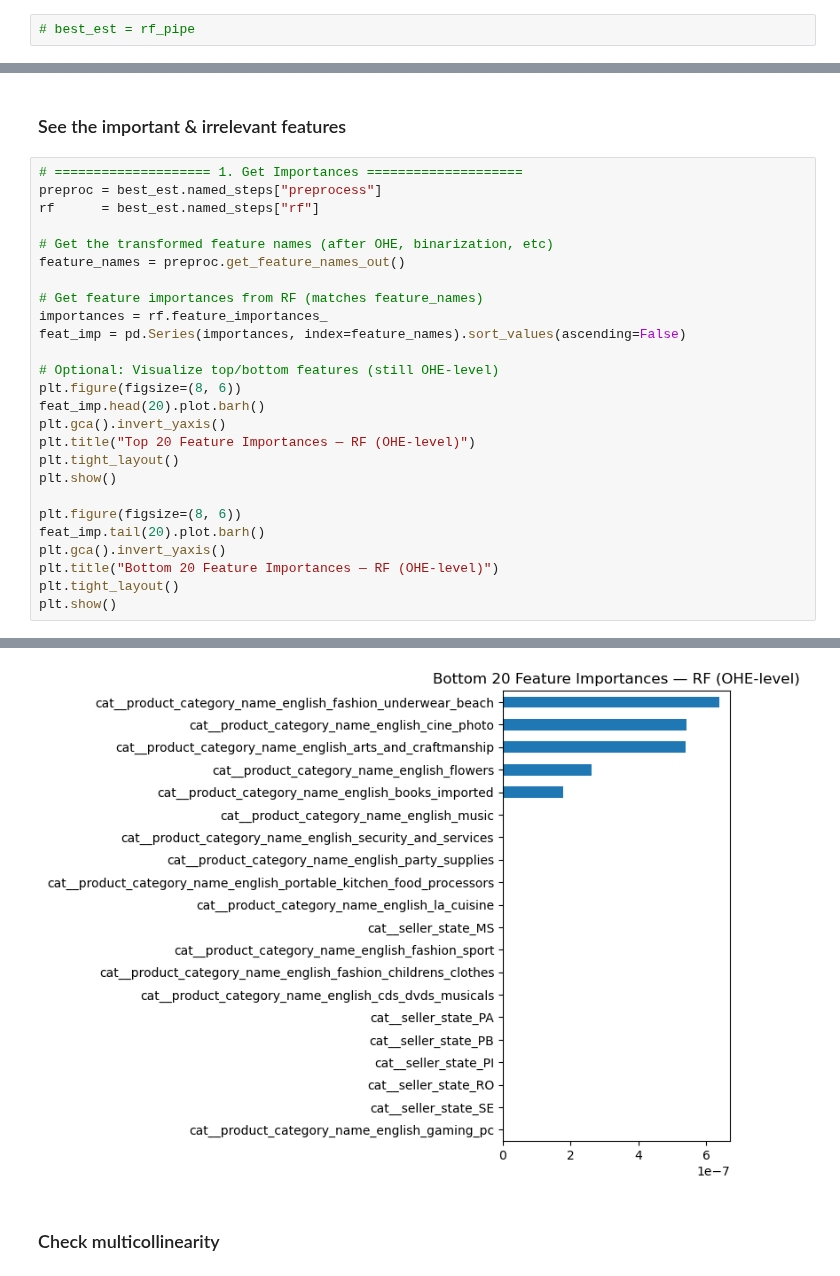
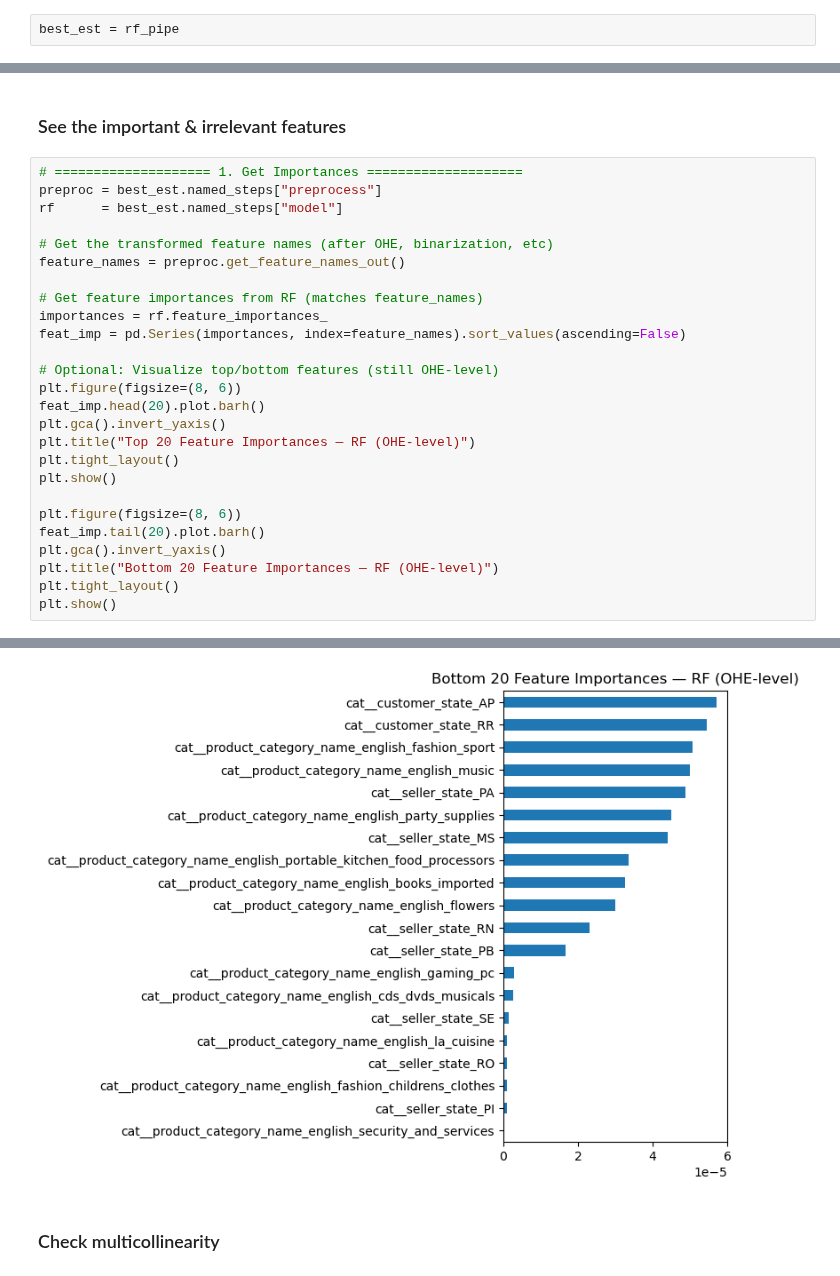
Before and after one commit to RioPramana21/Final-Project-Olist, a Jupyter notebook: preparation_notebooks/Machine Learning Model Building.ipynb, the cells around one changed output, grey strips where cells are left out. Drawn from its saved outputs; the diff is of its cells as text.

```diff
--- a/preparation_notebooks/Machine Learning Model Building.ipynb
+++ b/preparation_notebooks/Machine Learning Model Building.ipynb
@@ -1025,7 +1024,7 @@ weighted avg      0.917     0.846     0.872     21987
 # %% [markdown]
 ## Best Model: X
 # %%
-# best_est = rf_pipe
+best_est = rf_pipe
 # %% [markdown]
 ## Feature Importance
 # %% [markdown]
@@ -1033,7 +1032,7 @@ weighted avg      0.917     0.846     0.872     21987
 # %%
 # ==================== 1. Get Importances ====================
 preproc = best_est.named_steps["preprocess"]
-rf      = best_est.named_steps["rf"]
+rf      = best_est.named_steps["model"]
 
 # Get the transformed feature names (after OHE, binarization, etc)
 feature_names = preproc.get_feature_names_out()
@@ -1061,4 +1060,4 @@ plt.show()
-[figure, old version]
+[figure, new version]
 # %% [markdown]
 ### Check multicollinearity
 # %% [markdown]
```
Also changed, not shown: parts of 2 cells of this notebook.
